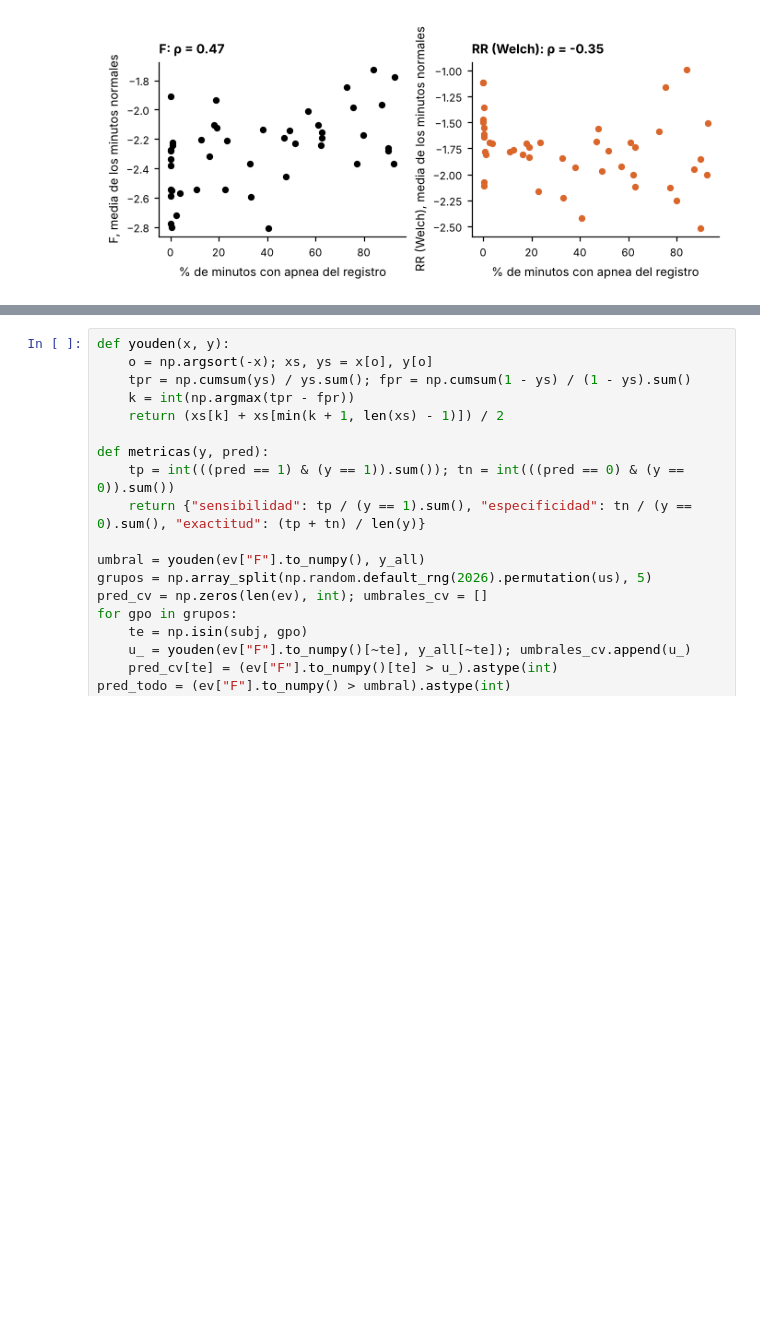
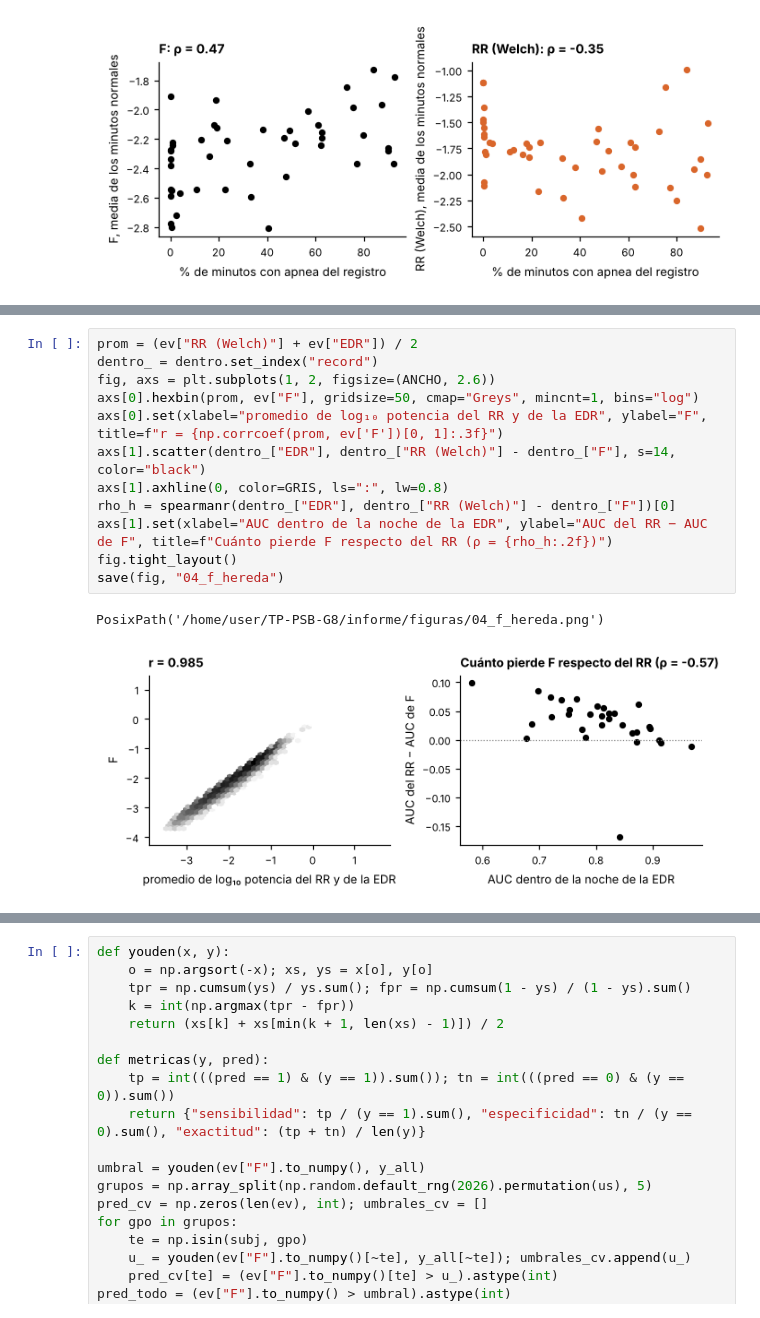
Before and after one commit to afrateitba/PSIB2026Q2-TPS-Grupo08-Frate-Tenca-Weizman, a Jupyter notebook: notebooks/04_feature_y_detector.ipynb, the cells around one changed output, grey strips where cells are left out. Saved outputs shown, nothing was run; the diff lists cells and outputs as text; blank space fills up the shorter version.

```diff
--- a/notebooks/04_feature_y_detector.ipynb
+++ b/notebooks/04_feature_y_detector.ipynb
@@ -244,0 +333,15 @@ Un minuto se clasifica como apnea si F supera un umbral. Se elige el que maximiz
+# %%
+prom = (ev["RR (Welch)"] + ev["EDR"]) / 2
+dentro_ = dentro.set_index("record")
+fig, axs = plt.subplots(1, 2, figsize=(ANCHO, 2.6))
+axs[0].hexbin(prom, ev["F"], gridsize=50, cmap="Greys", mincnt=1, bins="log")
+axs[0].set(xlabel="promedio de log₁₀ potencia del RR y de la EDR", ylabel="F", title=f"r = {np.corrcoef(prom, ev['F'])[0, 1]:.3f}")
+axs[1].scatter(dentro_["EDR"], dentro_["RR (Welch)"] - dentro_["F"], s=14, color="black")
+axs[1].axhline(0, color=GRIS, ls=":", lw=0.8)
+rho_h = spearmanr(dentro_["EDR"], dentro_["RR (Welch)"] - dentro_["F"])[0]
+axs[1].set(xlabel="AUC dentro de la noche de la EDR", ylabel="AUC del RR − AUC de F", title=f"Cuánto pierde F respecto del RR (ρ = {rho_h:.2f})")
+fig.tight_layout()
+save(fig, "04_f_hereda")
+# %% [output]
+PosixPath('/home/user/TP-PSB-G8/informe/figuras/04_f_hereda.png')
+[figure, added]
```
Also changed, not shown: parts of 9 cells of this notebook, 5 other files.
